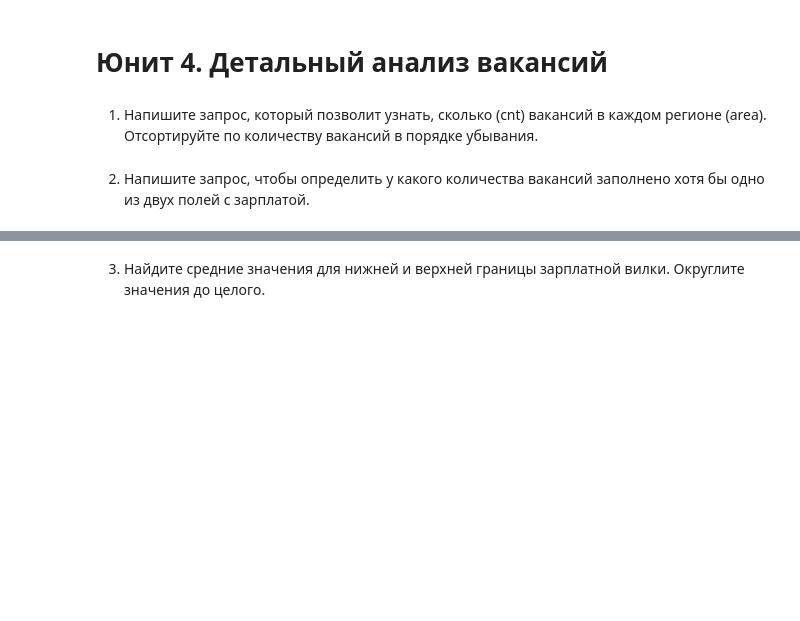
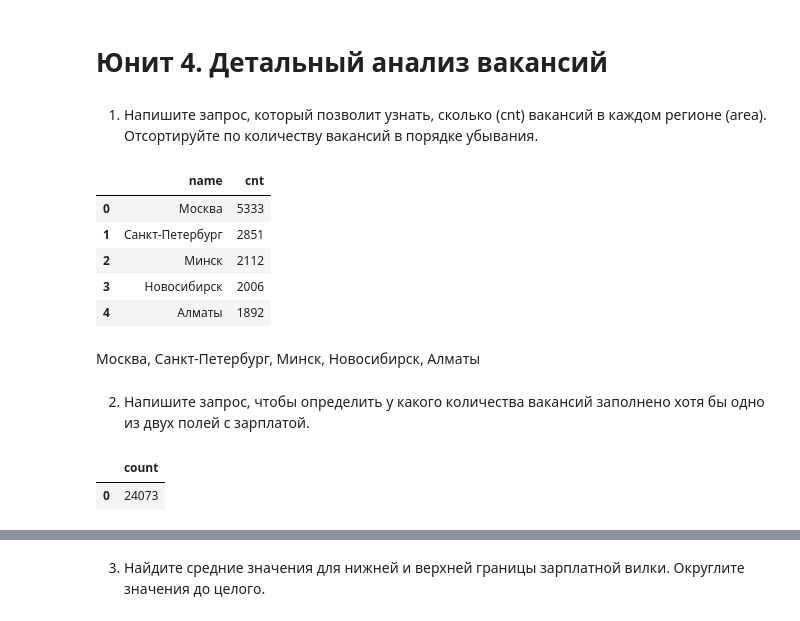
Before and after one commit to alexander-stratonov/Skillfactory, a Jupyter notebook: __127 поток/Блок 2. Подгрузка данных/PROJECT-2. Анализ вакансий из HeadHunter/Project_2_Ноутбук_шаблон.ipynb, the cells around one changed output, grey strips where cells are left out. Drawn from its saved outputs; the diff is of its cells as text; code cells hidden in the pictures; blank space fills up the shorter version.

```diff
--- a/__127 поток/Блок 2. Подгрузка данных/PROJECT-2. Анализ вакансий из HeadHunter/Project_2_Ноутбук_шаблон.ipynb
+++ b/__127 поток/Блок 2. Подгрузка данных/PROJECT-2. Анализ вакансий из HeadHunter/Project_2_Ноутбук_шаблон.ipynb
@@ -85,4 +88,19 @@ df_3_4
 1. Напишите запрос, который позволит узнать, сколько (cnt) вакансий в каждом регионе (area).
 Отсортируйте по количеству вакансий в порядке убывания.
 # %%
-# текст запроса
+query_4_1 = '''select a.name, count(v.id) cnt
+           from public.vacancies v
+           join public.areas a on a.id = v.area_id
+           group BY a.name
+           order by cnt desc
+           limit 5
+'''
+df_4_1 = pd.read_sql_query(query_4_1, connection)
+df_4_1
+# %% [output]
+|  | name | cnt |
+| 0 | Москва | 5333 |
+| 1 | Санкт-Петербург | 2851 |
+| 2 | Минск | 2112 |
+| 3 | Новосибирск | 2006 |
+| 4 | Алматы | 1892 |
@@ -91,4 +107,14 @@ df_3_4
+# %% [markdown]
+Москва, Санкт-Петербург, Минск, Новосибирск, Алматы
 # %% [markdown]
 2. Напишите запрос, чтобы определить у какого количества вакансий заполнено хотя бы одно из двух полей с зарплатой.
 # %%
-# текст запроса
+query_4_2 = '''select count(*)
+           from public.vacancies v
+           where v.salary_from is not null or v.salary_to is not null
+'''
+df_4_2 = pd.read_sql_query(query_4_2, connection)
+df_4_2
+# %% [output]
+|  | count |
+| 0 | 24073 |
```
Also changed, not shown: parts of 30 cells of this notebook.
